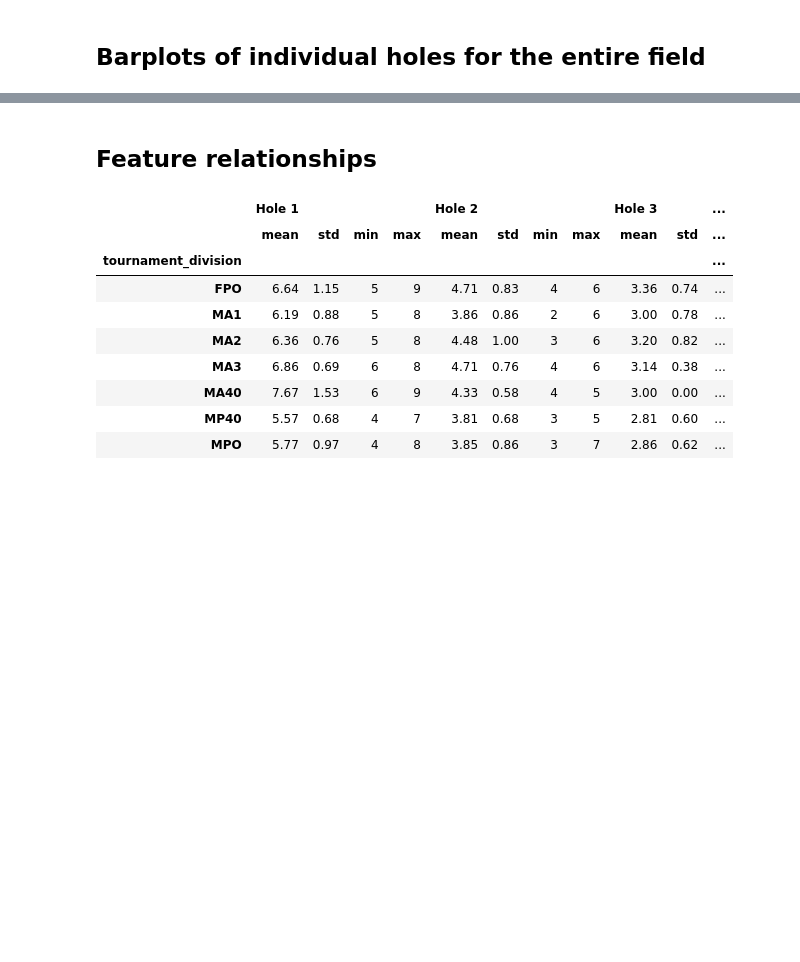
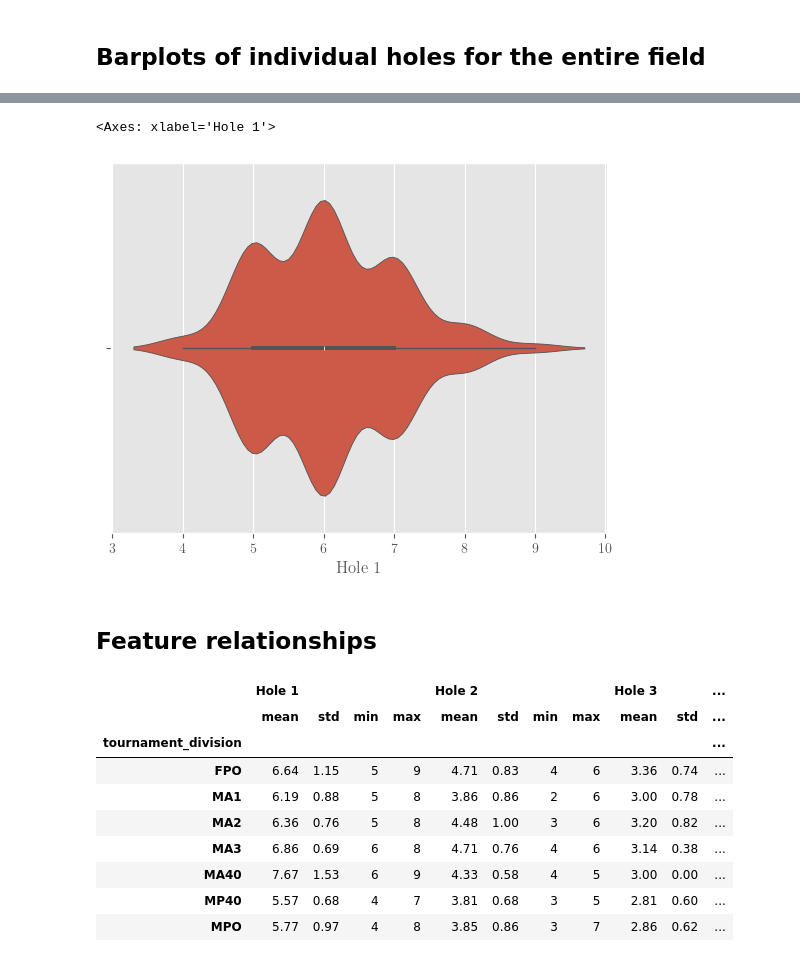
Before and after one commit to jonkracht/pdga-score-scraper, a Jupyter notebook: notebooks/2.01-jk-plots.ipynb, the cells around one changed output, grey strips where cells are left out. Cells and saved outputs as stored; diff of their text form; code cells hidden in the pictures; blank space fills up the shorter version.

```diff
--- a/notebooks/2.01-jk-plots.ipynb
+++ b/notebooks/2.01-jk-plots.ipynb
@@ -121,3 +151,8 @@ df.player_rating.plot(kind='kde')
+# %%
+sns.violinplot(data=df, x="Hole 1")
+# %% [output]
+<Axes: xlabel='Hole 1'>
+[figure, added]
 # %% [markdown]
 ## Feature relationships
 # %%
```
Also changed, not shown: parts of 8 cells of this notebook.
